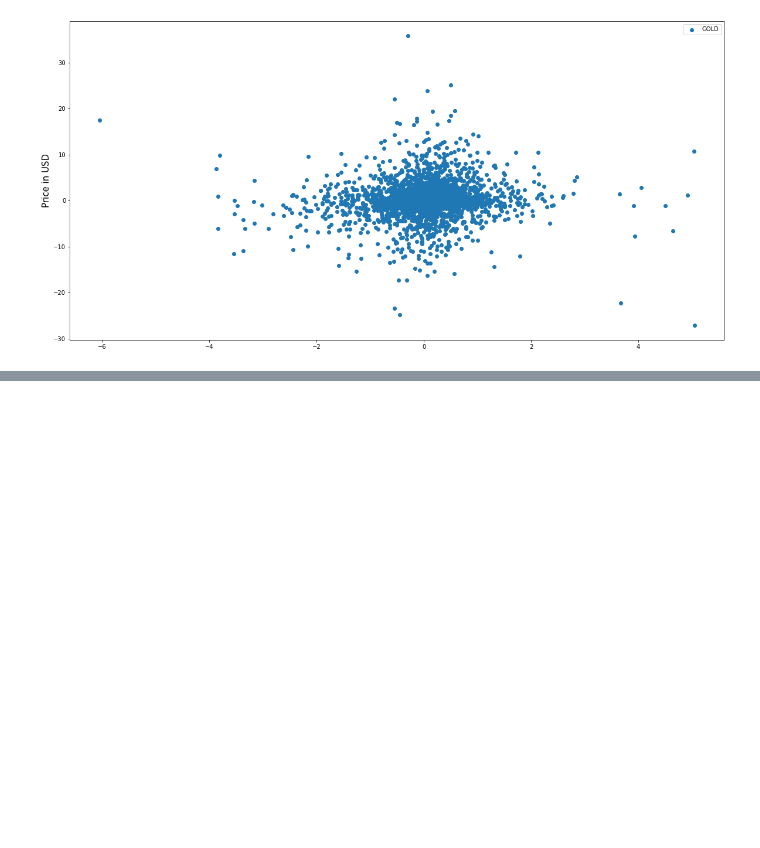
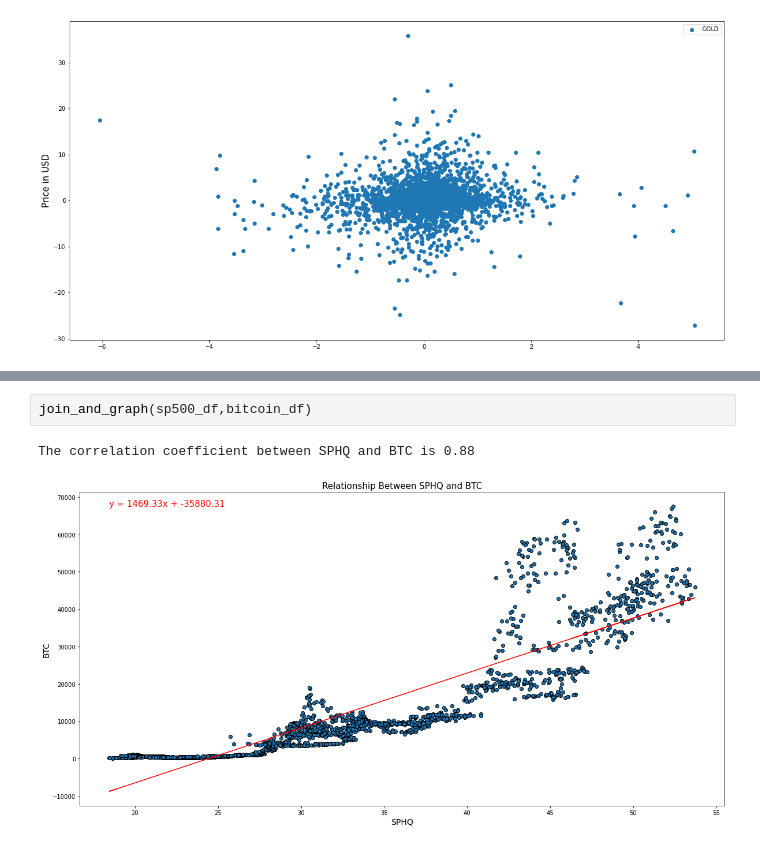
Before and after one commit to SMKSmith/Project1, a Jupyter notebook: visualizations.ipynb, the cells around one changed output, grey strips where cells are left out. Drawn from its saved outputs; the diff is of its cells as text; blank space fills up the shorter version.

```diff
--- a/visualizations.ipynb
+++ b/visualizations.ipynb
@@ -259,0 +293,5 @@ plt.show()
+# %%
+join_and_graph(sp500_df,bitcoin_df)
+# %% [output]
+The correlation coefficient between SPHQ and BTC is 0.88
+[figure, added]
```
Also changed, not shown: parts of 13 cells of this notebook.
